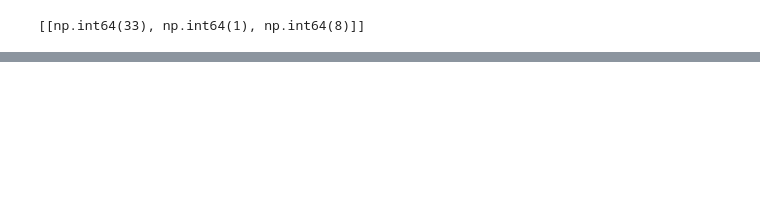
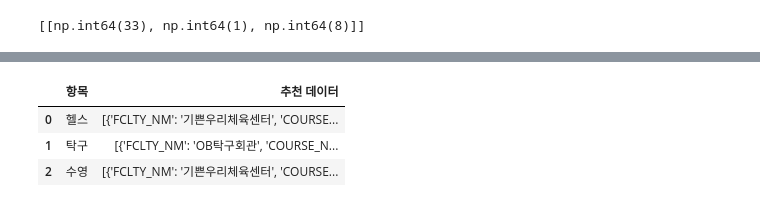
Before and after one commit to hyunwoo612/spotlight, a Jupyter notebook: backend/s.ipynb, the cells around one changed output, grey strips where cells are left out. Drawn from its saved outputs; the diff is of its cells as text; code cells hidden in the pictures; blank space fills up the shorter version.

```diff
--- a/backend/s.ipynb
+++ b/backend/s.ipynb
@@ -277,0 +480,56 @@ Error:
+# %%
+import pandas as pd
+from sklearn.preprocessing import LabelEncoder
+import random
+
+# 데이터 로드
+KS_sum = pd.read_csv('KS_sum.csv')
+
+# 레이블 인코더 설정
+item_nm = LabelEncoder()
+trobl_ty = LabelEncoder()
+CTPRVN_NM = LabelEncoder()
+
+# 레이블 인코딩
+KS_sum['ITEM_NM'] = item_nm.fit_transform(KS_sum['ITEM_NM'])
+KS_sum['TROBL_TY_NM'] = trobl_ty.fit_transform(KS_sum['TROBL_TY_NM'])
+KS_sum['CTPRVN_NM'] = CTPRVN_NM.fit_transform(KS_sum['CTPRVN_NM'])
+
+# 항목 리스트
+항목들 = ['헬스', '탁구', '수영']  # 원하는 항목 추가 가능
+
+# 결과 저장 리스트
+결과 = []
+
+# 조건에 따라 무작위 추천
+for 항목 in 항목들:
+    try:
+        # 조건에 맞는 데이터 필터링
+        필터링된_데이터 = KS_sum[
+            (KS_sum['ITEM_NM'] == item_nm.transform([항목])[0]) &
+            (KS_sum['TROBL_TY_NM'] == 1) &  # TROBL_TY_NM == 1 조건
+            (KS_sum['CTPRVN_NM'] == CTPRVN_NM.transform(['서울'])[0])  # 서울 조건
+        ]
+
+        # 데이터를 섞어서 무작위 추천
+        섞인_데이터 = 필터링된_데이터.sample(frac=1, random_state=random.randint(0, 1000))  # 데이터 섞기
+        추천_데이터 = 섞인_데이터.head(3)  # 상위 3개를 추천 (조정 가능)
+
+        # 결과 저장
+        결과.append({
+            '항목': 항목,
+            '추천 데이터': 추천_데이터[['FCLTY_NM', 'COURSE_NM', 'CTPRVN_NM', 'SIGNGU_NM']].to_dict(orient='records')
+        })
+
+    except Exception as e:
+        print(f"항목 {항목} 처리 중 오류 발생: {e}")
+
+# 결과 저장 및 출력
+
+결과_df = pd.DataFrame(결과)
+결과_df
+# %% [output]
+|  | 항목 | 추천 데이터 |
+| 0 | 헬스 | [{'FCLTY_NM': '기쁜우리체육센터', 'COURSE... |
+| 1 | 탁구 | [{'FCLTY_NM': 'OB탁구회관', 'COURSE_N... |
+| 2 | 수영 | [{'FCLTY_NM': '기쁜우리체육센터', 'COURSE... |
```
Also changed, not shown: parts of 10 cells of this notebook, 4 other files.
